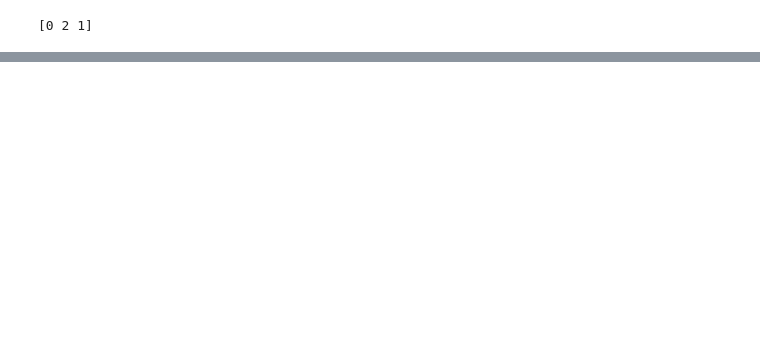
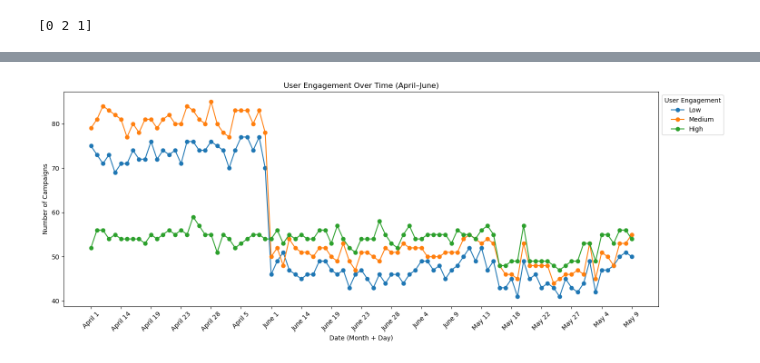
Before and after one commit to Tanush-IIITH/Projects, a Jupyter notebook: Online_Ads_DS/main.ipynb, the cells around one changed output, grey strips where cells are left out. Saved outputs shown, nothing was run; the diff lists cells and outputs as text; code cells hidden in the pictures; blank space fills up the shorter version.

```diff
--- a/Online_Ads_DS/main.ipynb
+++ b/Online_Ads_DS/main.ipynb
@@ -95,0 +159,27 @@ Unique days: [ 1  2  3  4  5  6  7  8  9 10 11 12 13 14 15 16 17 18 19 20 21 22
+# %%
+#Creating a visualization of user engagement overtime
+
+df['month_day'] = df['month_name'] + ' ' + df['day'].astype(str)
+
+overtime_engagement = df.groupby(['month_day', 'user_engagement']).size().unstack()
+
+fig, ax = plt.subplots(figsize=(18, 6))
+
+overtime_engagement.plot(kind='line', marker='o', ax=ax)
+
+ax.set_title('User Engagement Over Time (April–June)')
+ax.set_xlabel('Date (Month + Day)')
+ax.set_ylabel('Number of Campaigns')
+
+# Fewer ticks to avoid clutter
+ax.set_xticks(range(0, len(overtime_engagement), 5))  # Show every 5th label
+ax.set_xticklabels(overtime_engagement.index[::5], rotation=45)
+
+# Legend fix (if numeric columns)
+ax.legend(['Low', 'Medium', 'High'], title='User Engagement',
+          bbox_to_anchor=(1.0, 1.0), loc='upper left')
+
+plt.tight_layout(rect=[0, 0, 0.85, 1])
+plt.show()
+# %% [output]
+[figure, added]
```
Also changed, not shown: parts of 13 cells of this notebook, 1 other file.
